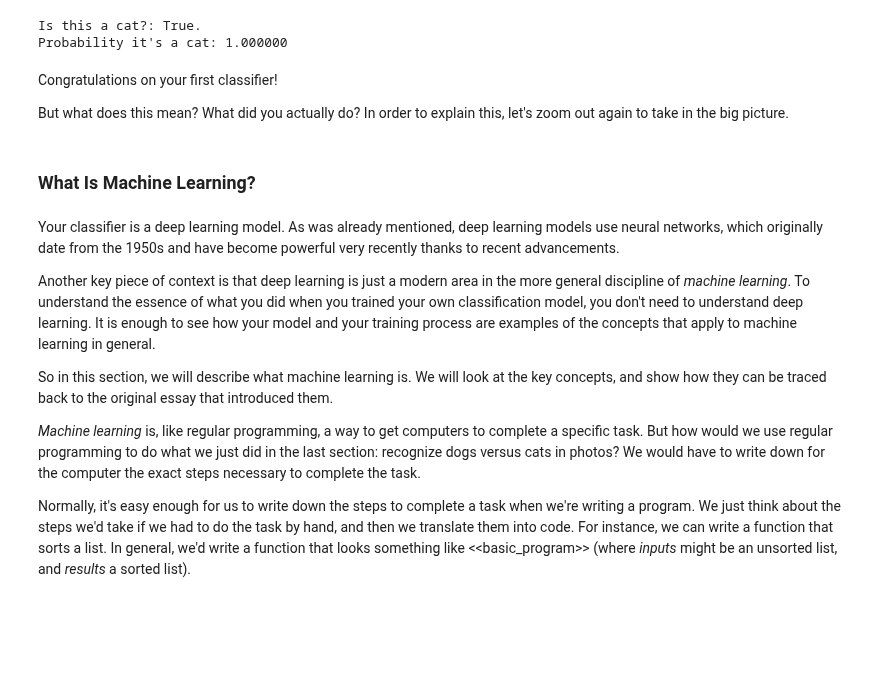
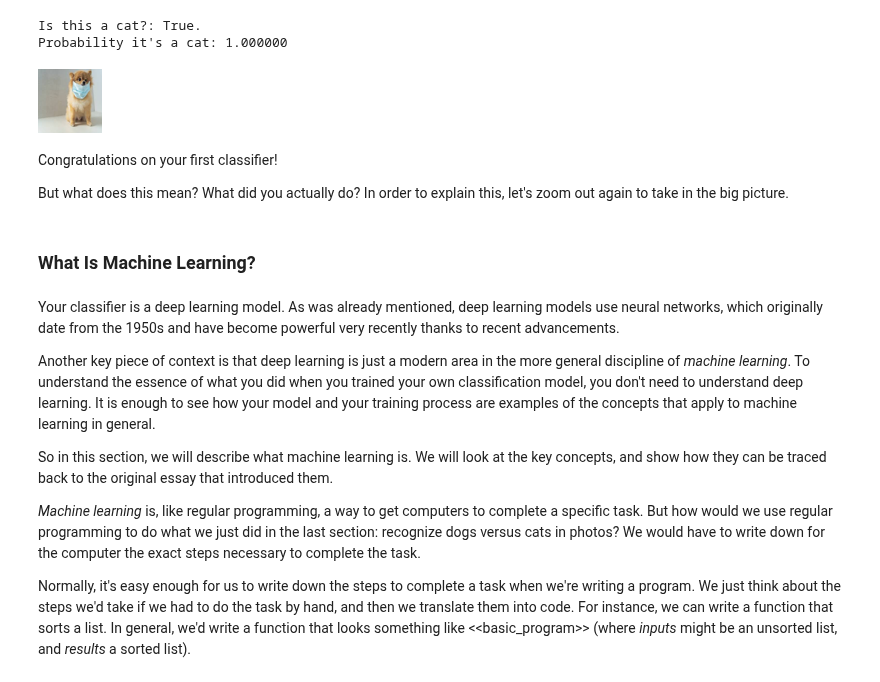
Before and after one commit to GrueneKatze/FastAI4, a Jupyter notebook: Fastai_01_NB.ipynb, the cells around one changed output. Saved outputs shown, nothing was run; the diff lists cells and outputs as text; code cells hidden in the pictures; blank space fills up the shorter version.

```diff
--- a/Fastai_01_NB.ipynb
+++ b/Fastai_01_NB.ipynb
@@ -296,3 +296,12 @@ print(f"Probability it's a cat: {probs[1].item():.6f}")
 [interactive output not drawn]
 Is this a cat?: True.
 Probability it's a cat: 1.000000
+# %%
+#PILImage class
+#test_eq(type(img), PILImage)
+
+#test_eq(img.mode, 'RGB')
+#test_eq(str(img), 'PILImage mode=RGB size=1200x803')
+img.resize((64,64))
+# %% [output]
+[figure, added]
```
Also changed, not shown: parts of 6 cells of this notebook.
